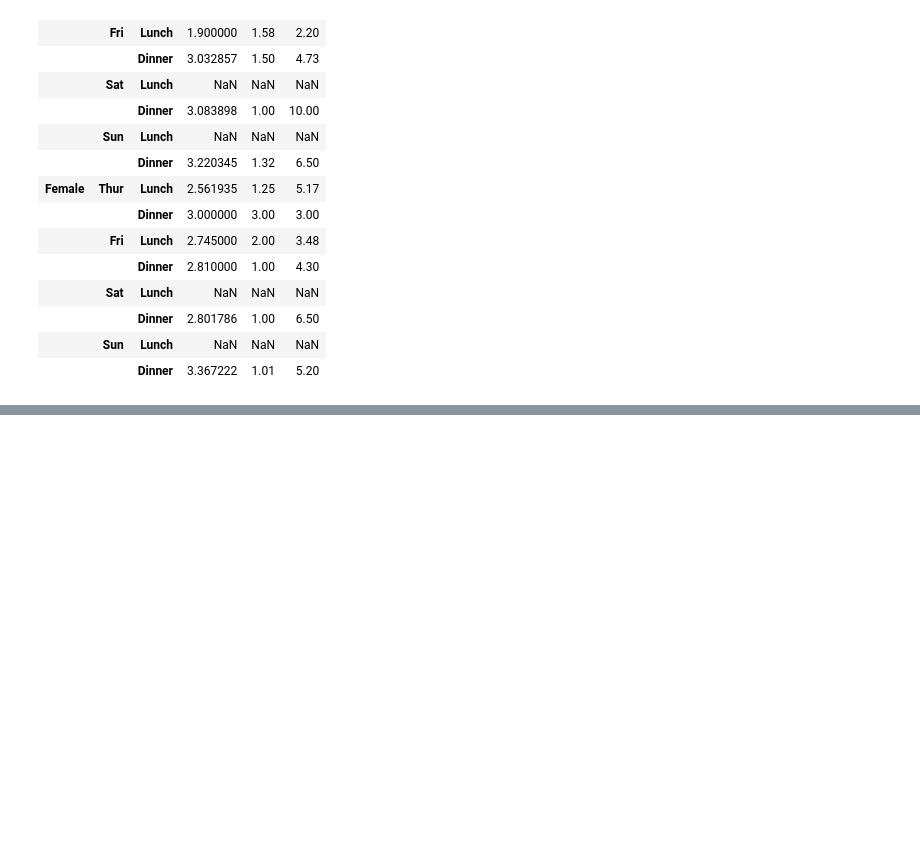
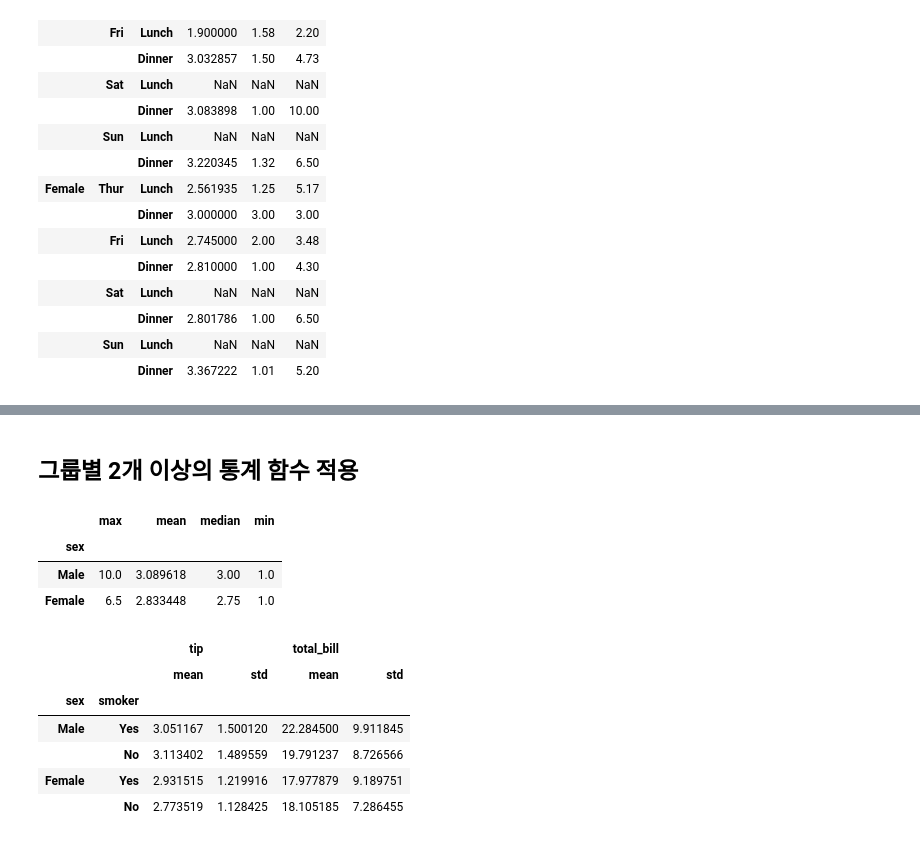
Before and after one commit to kim-dahun/python-study, a Jupyter notebook: py15_dataframe.ipynb, the cells around one changed output, grey strips where cells are left out. Drawn from its saved outputs; the diff is of its cells as text; code cells hidden in the pictures; blank space fills up the shorter version.

```diff
--- a/py15_dataframe.ipynb
+++ b/py15_dataframe.ipynb
@@ -216,0 +313,26 @@ x5
+# %% [markdown]
+## 그룹별 2개 이상의 통계 함수 적용
+# %%
+# 성별 Tip의 평균, 최댓값, 중앙값, 최솟값
+
+
+
+tips.groupby('sex')['tip'].agg({'mean','min','median','max'})
+# %% [output]
+|  | max | mean | median | min |
+| sex |  |  |  |  |
+| Male | 10.0 | 3.089618 | 3.00 | 1.0 |
+| Female | 6.5 | 2.833448 | 2.75 | 1.0 |
+# %%
+# 성별 흡연 여부별 영수증과 팁의 평균과 표준편차
+
+y = tips.groupby(['sex','smoker'])[['tip','total_bill']].agg(['mean','std'])
+pd.DataFrame(y)
+# %% [output]
+|  |  | tip |  | total_bill |  |
+|  |  | mean | std | mean | std |
+| sex | smoker |  |  |  |  |
+| Male | Yes | 3.051167 | 1.500120 | 22.284500 | 9.911845 |
+|  | No | 3.113402 | 1.489559 | 19.791237 | 8.726566 |
+| Female | Yes | 2.931515 | 1.219916 | 17.977879 | 9.189751 |
+|  | No | 2.773519 | 1.128425 | 18.105185 | 7.286455 |
```
Also changed, not shown: parts of 9 cells of this notebook.
